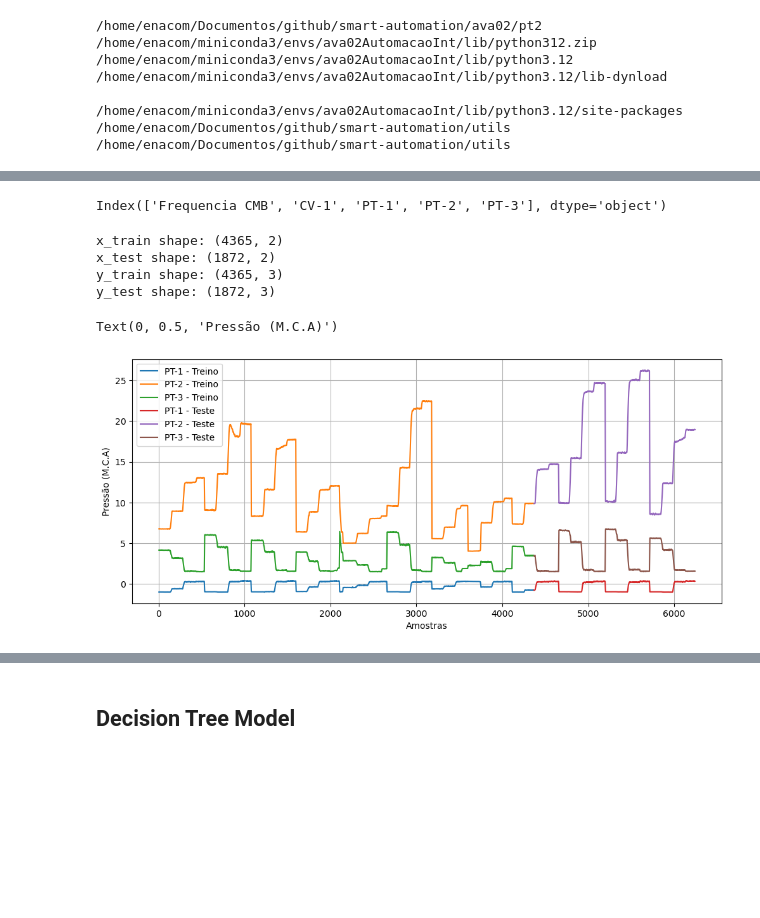
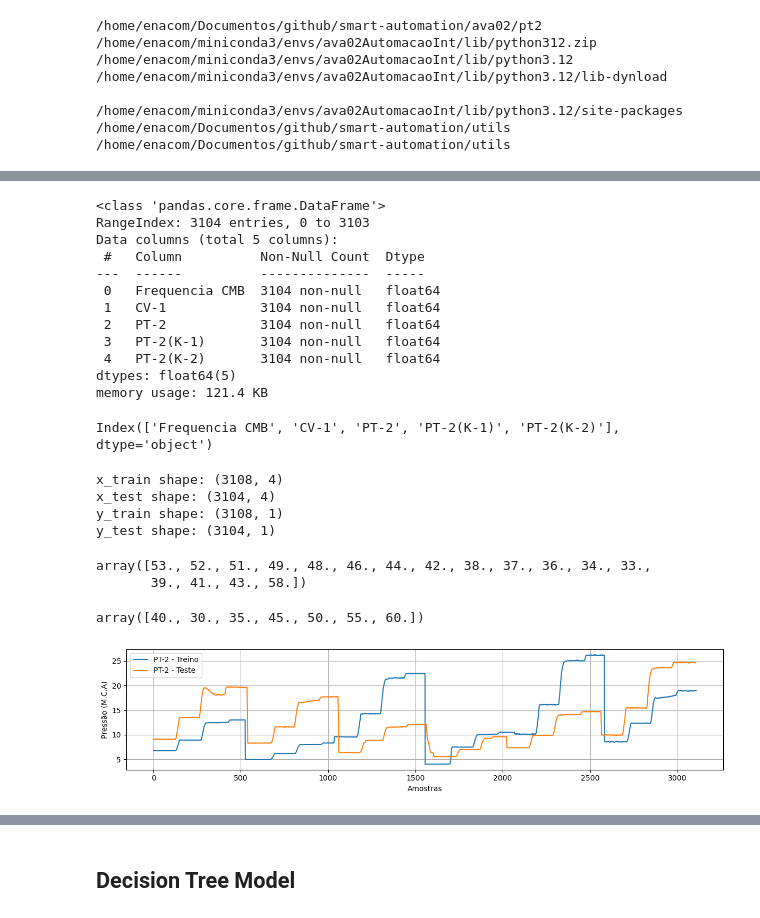
Before and after one commit to Miguel-mmf/smart-automation, a Jupyter notebook: ava02/pt2/tree_based_models.ipynb, the cells around one changed output, grey strips where cells are left out. Cells and saved outputs as stored; diff of their text form; code cells hidden in the pictures; blank space fills up the shorter version.

```diff
--- a/ava02/pt2/tree_based_models.ipynb
+++ b/ava02/pt2/tree_based_models.ipynb
@@ -64,0 +46,3 @@ data.dropna(inplace=True)
+# %%
+train_data = pd.read_csv('data/1s/train_data.csv')
+test_data = pd.read_csv('data/1s/test_data.csv')
@@ -65,38 +101,67 @@ data.dropna(inplace=True)
+# %%
+test_data.info(memory_usage='deep')
+# %% [output]
+<class 'pandas.core.frame.DataFrame'>
+RangeIndex: 3104 entries, 0 to 3103
+Data columns (total 5 columns):
+ #   Column          Non-Null Count  Dtype
+---  ------          --------------  -----
+ 0   Frequencia CMB  3104 non-null   float64
+ 1   CV-1            3104 non-null   float64
+ 2   PT-2            3104 non-null   float64
+ 3   PT-2(K-1)       3104 non-null   float64
+ 4   PT-2(K-2)       3104 non-null   float64
+dtypes: float64(5)
+memory usage: 121.4 KB
 # %%
-data.columns
+train_data.columns
 # %% [output]
-Index(['Frequencia CMB', 'CV-1', 'PT-1', 'PT-2', 'PT-3'], dtype='object')
+Index(['Frequencia CMB', 'CV-1', 'PT-2', 'PT-2(K-1)', 'PT-2(K-2)'], dtype='object')
 # %%
-x_train, x_test, y_train, y_test = train_test_split(
-    data[['Frequencia CMB', 'CV-1']],
-    data[['PT-1', 'PT-2', 'PT-3']],
-    test_size=0.3,
-    random_state=812,
-    shuffle=False
-)
+x_train, y_train = train_data[['Frequencia CMB', 'CV-1', 'PT-2(K-1)', 'PT-2(K-2)']], train_data[['PT-2']]
+x_test, y_test = test_data[['Frequencia CMB', 'CV-1', 'PT-2(K-1)', 'PT-2(K-2)']], test_data[['PT-2']]
+# train_test_split(
+#     data[['Frequencia CMB', 'CV-1']],
+#     data[['PT-2'']],
+#     test_size=0.3,
+#     random_state=812,
+#     shuffle=False
+# )
 
 print(f'x_train shape: {x_train.shape}')
 print(f'x_test shape: {x_test.shape}')
 print(f'y_train shape: {y_train.shape}')
 print(f'y_test shape: {y_test.shape}')
 # %% [output]
-x_train shape: (4365, 2)
-x_test shape: (1872, 2)
-y_train shape: (4365, 3)
-y_test shape: (1872, 3)
+x_train shape: (3108, 4)
+x_test shape: (3104, 4)
+y_train shape: (3108, 1)
+y_test shape: (3104, 1)
+# %%
+test_data['Frequencia CMB'].unique()
+# %% [output]
+array([53., 52., 51., 49., 48., 46., 44., 42., 38., 37., 36., 34., 33.,
+       39., 41., 43., 58.])
+# %%
+train_data['Frequencia CMB'].unique()
+# %% [output]
+array([40., 30., 35., 45., 50., 55., 60.])
 # %%
-plt.figure(figsize=(12, 5))
-plt.plot(y_train['PT-1'], label='PT-1 - Treino')
+plt.figure(figsize=(12, 3))
 plt.plot(y_train['PT-2'], label='PT-2 - Treino')
-plt.plot(y_train['PT-3'], label='PT-3 - Treino')
 
-plt.plot(y_test['PT-1'], label='PT-1 - Teste')
 plt.plot(y_test['PT-2'], label='PT-2 - Teste')
-plt.plot(y_test['PT-3'], label='PT-3 - Teste')
 plt.grid()
 plt.legend()
 plt.xlabel('Amostras')
 plt.ylabel('Pressão (M.C.A)')
+
+plt.tight_layout()
+
+plt.savefig(
+    './images/pt2_saida_teste_treino.png',
+    format='png',
+    dpi=300
+)
 # %% [output]
-Text(0, 0.5, 'Pressão (M.C.A)')
-[figure, old version]
+[figure, new version]
```
Also changed, not shown: parts of 52 cells of this notebook, 21 other files.
